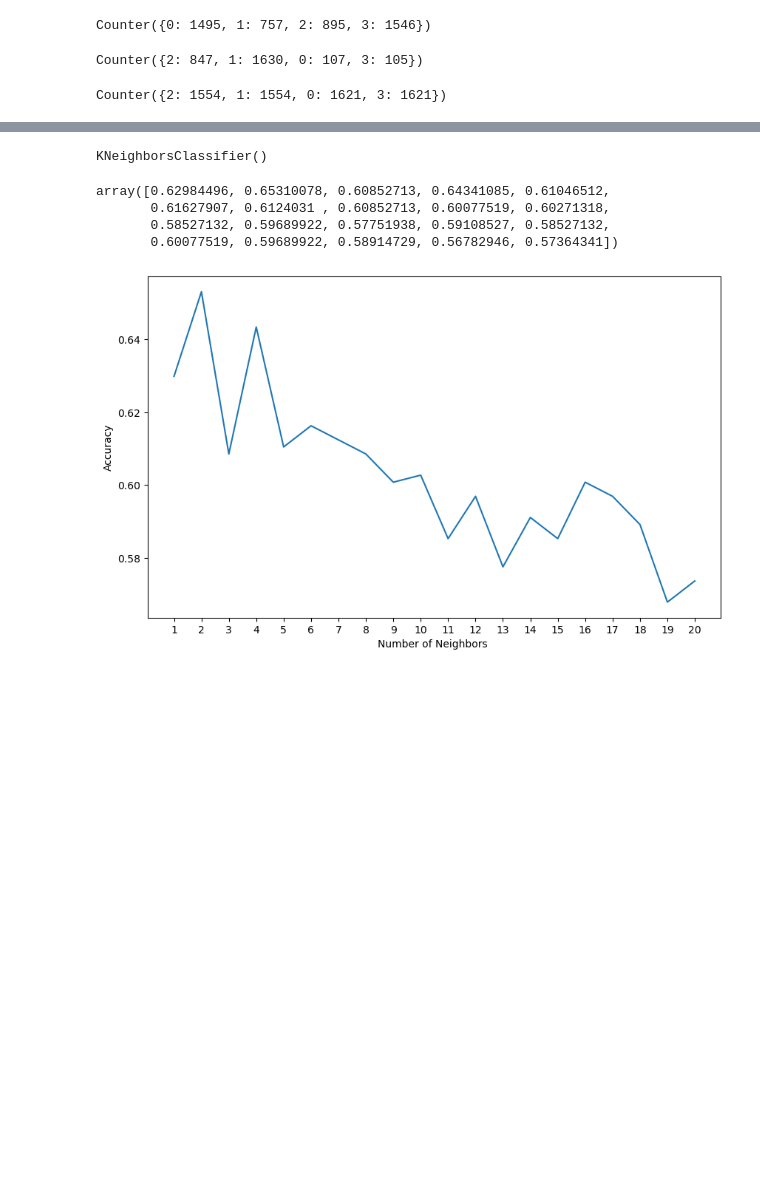
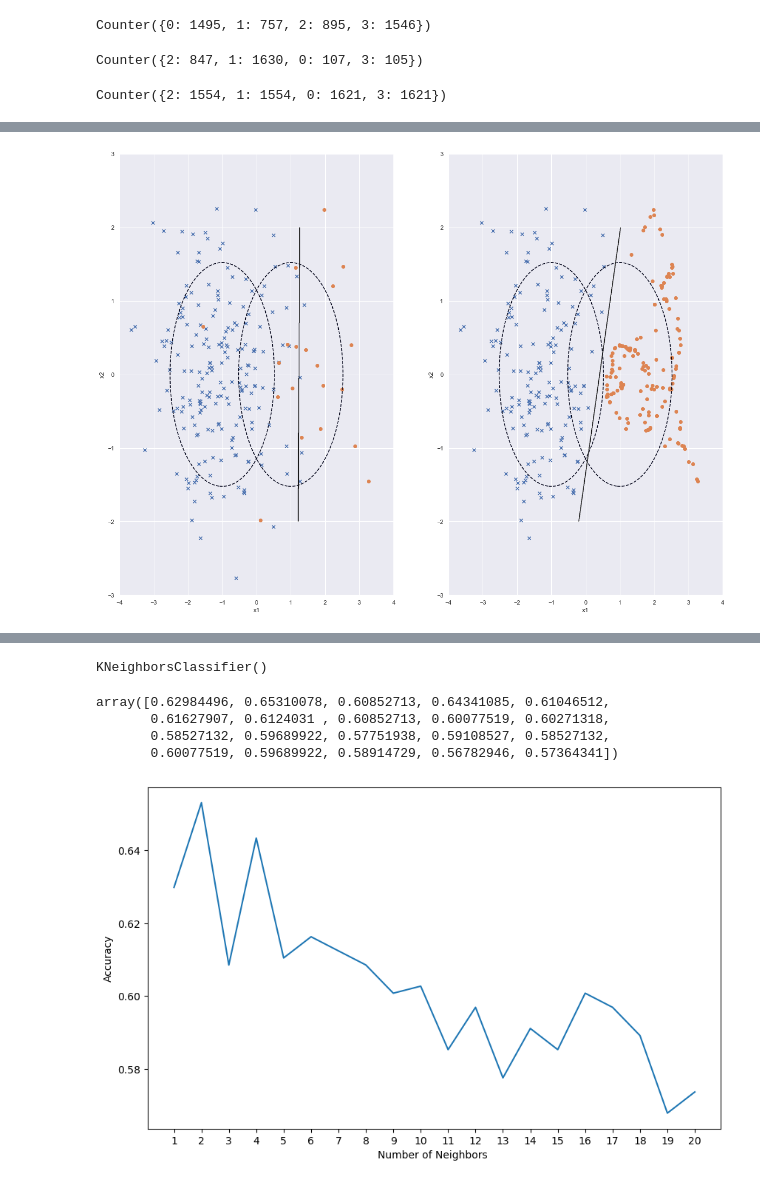
Before and after one commit to hsyliark/Envieonmental_Statistics_with_R, a Jupyter notebook: 논문데이터분석(퇴적물측정망)/Python code/퇴적물측정망 오염 기준 분류(231006).ipynb, the cells around one changed output, grey strips where cells are left out. Drawn from its saved outputs; the diff is of its cells as text; code cells hidden in the pictures; blank space fills up the shorter version.

```diff
--- a/논문데이터분석(퇴적물측정망)/Python code/퇴적물측정망 오염 기준 분류(231003).ipynb
+++ b/논문데이터분석(퇴적물측정망)/Python code/퇴적물측정망 오염 기준 분류(231006).ipynb
@@ -170,0 +251,11 @@ Counter({2: 1554, 1: 1554, 0: 1621, 3: 1621})
+# %%
+# SMOTE-ENN
+X_samp, y_samp = SMOTEENN(random_state=5790).fit_resample(X_imb, y_imb)
+
+plt.subplot(121)
+classification_result2(X_imb, y_imb)
+plt.subplot(122)
+model_samp = classification_result2(X_samp, y_samp)
+plt.savefig('SMOTE-ENN.png')
+# %% [output]
+[figure, added]
```
Also changed, not shown: parts of 20 cells of this notebook, 24 other files.
